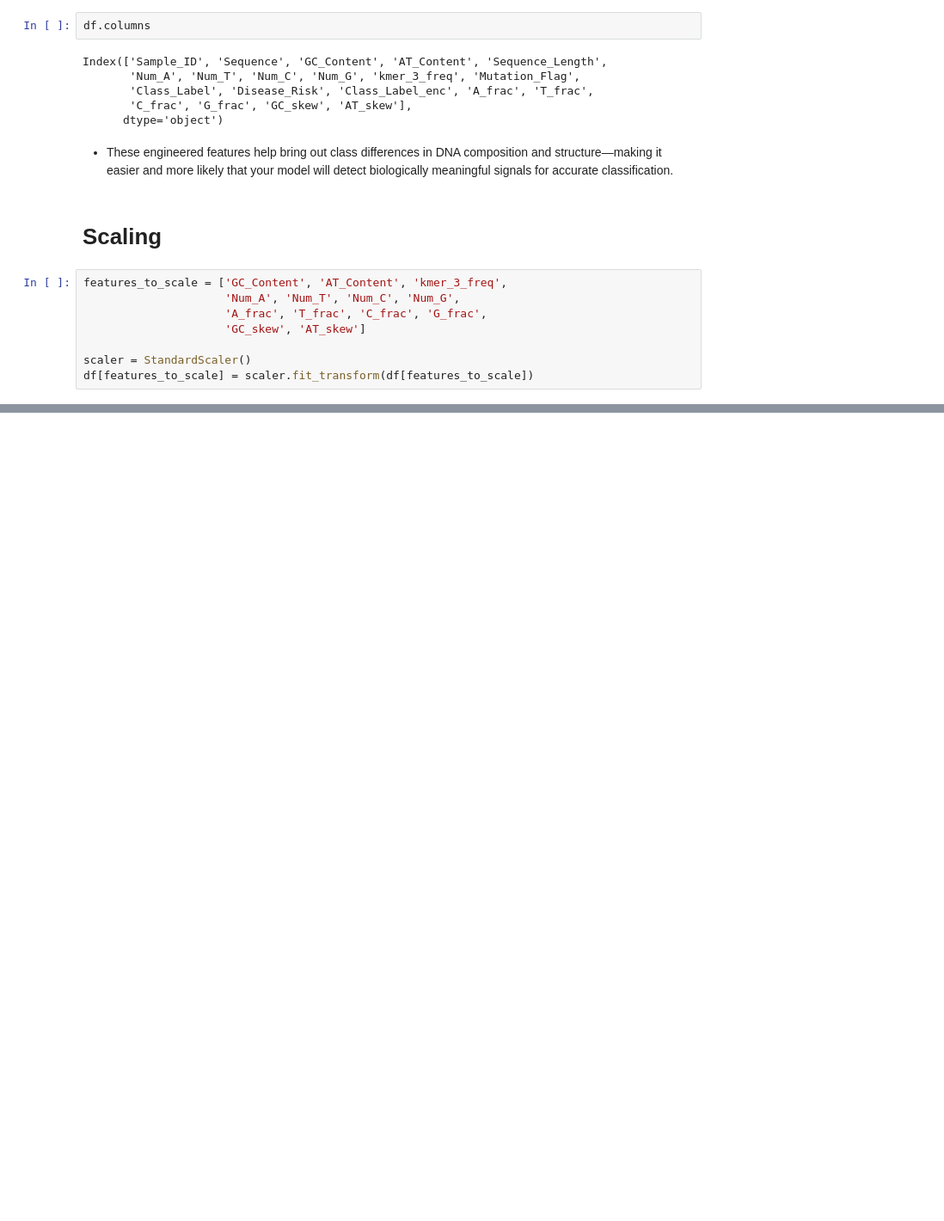
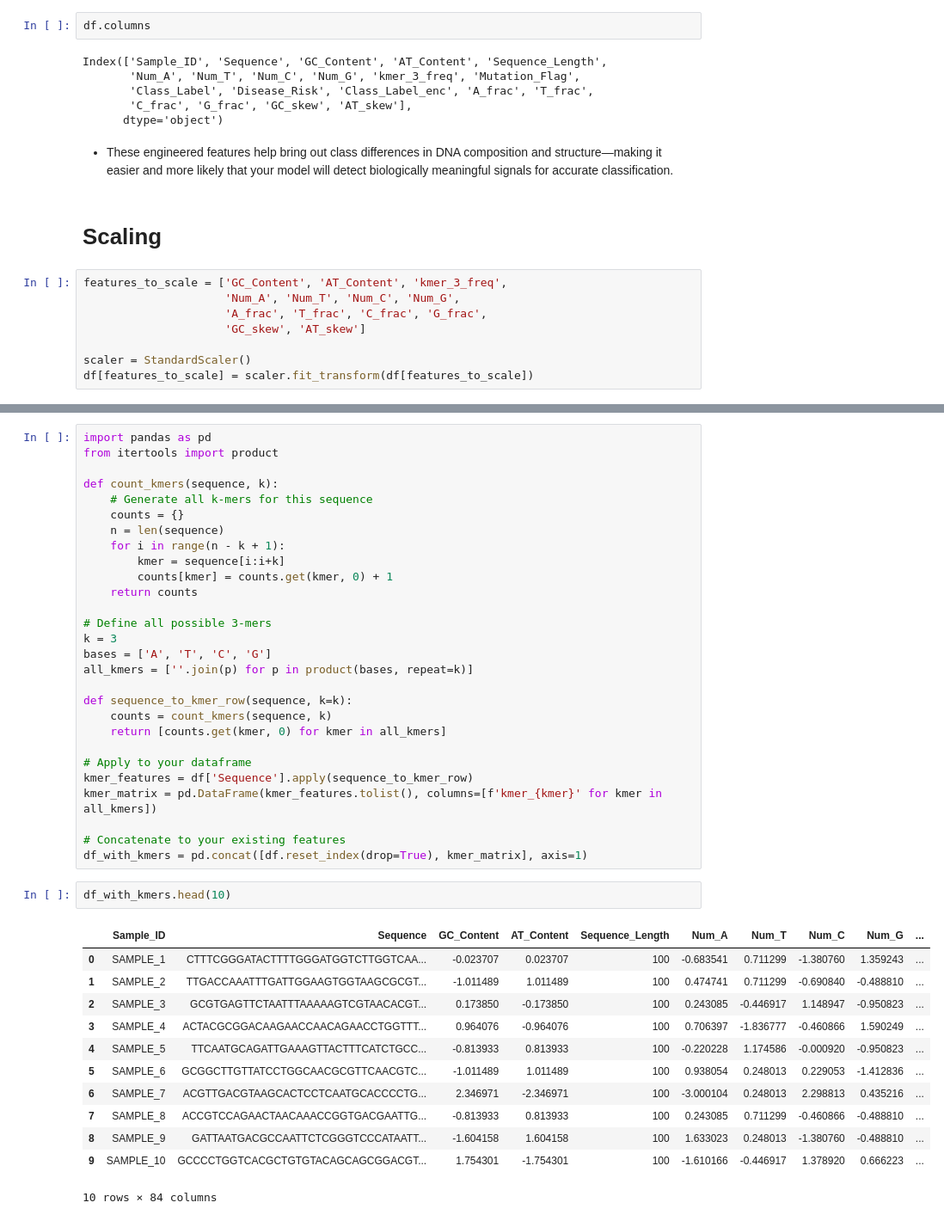
Before and after one commit to alabhastam/BioSeqClassifier, a Jupyter notebook: main.ipynb, the cells around one changed output, grey strips where cells are left out. Shown: that part at 86% size. Cells and saved outputs as stored; diff of their text form; blank space fills up the shorter version.

Commit message:
Kaggle Notebook | BioSeqClassifier | Kmers-done

```diff
--- a/main.ipynb
+++ b/main.ipynb
@@ -275,0 +285,43 @@ df[features_to_scale] = scaler.fit_transform(df[features_to_scale])
+# %%
+import pandas as pd
+from itertools import product
+
+def count_kmers(sequence, k):
+    # Generate all k-mers for this sequence
+    counts = {}
+    n = len(sequence)
+    for i in range(n - k + 1):
+        kmer = sequence[i:i+k]
+        counts[kmer] = counts.get(kmer, 0) + 1
+    return counts
+
+# Define all possible 3-mers
+k = 3
+bases = ['A', 'T', 'C', 'G']
+all_kmers = [''.join(p) for p in product(bases, repeat=k)]
+
+def sequence_to_kmer_row(sequence, k=k):
+    counts = count_kmers(sequence, k)
+    return [counts.get(kmer, 0) for kmer in all_kmers]
+
+# Apply to your dataframe
+kmer_features = df['Sequence'].apply(sequence_to_kmer_row)
+kmer_matrix = pd.DataFrame(kmer_features.tolist(), columns=[f'kmer_{kmer}' for kmer in all_kmers])
+
+# Concatenate to your existing features
+df_with_kmers = pd.concat([df.reset_index(drop=True), kmer_matrix], axis=1)
+# %%
+df_with_kmers.head(10)
+# %% [output]
+|  | Sample_ID | Sequence | GC_Content | AT_Content | Sequence_Length | Num_A | Num_T | Num_C | Num_G | ... |
+| 0 | SAMPLE_1 | CTTTCGGGATACTTTTGGGATGGTCTTGGTCAA... | -0.023707 | 0.023707 | 100 | -0.683541 | 0.711299 | -1.380760 | 1.359243 | ... |
+| 1 | SAMPLE_2 | TTGACCAAATTTGATTGGAAGTGGTAAGCGCGT... | -1.011489 | 1.011489 | 100 | 0.474741 | 0.711299 | -0.690840 | -0.488810 | ... |
+| 2 | SAMPLE_3 | GCGTGAGTTCTAATTTAAAAAGTCGTAACACGT... | 0.173850 | -0.173850 | 100 | 0.243085 | -0.446917 | 1.148947 | -0.950823 | ... |
+| 3 | SAMPLE_4 | ACTACGCGGACAAGAACCAACAGAACCTGGTTT... | 0.964076 | -0.964076 | 100 | 0.706397 | -1.836777 | -0.460866 | 1.590249 | ... |
+| 4 | SAMPLE_5 | TTCAATGCAGATTGAAAGTTACTTTCATCTGCC... | -0.813933 | 0.813933 | 100 | -0.220228 | 1.174586 | -0.000920 | -0.950823 | ... |
+| 5 | SAMPLE_6 | GCGGCTTGTTATCCTGGCAACGCGTTCAACGTC... | -1.011489 | 1.011489 | 100 | 0.938054 | 0.248013 | 0.229053 | -1.412836 | ... |
+| 6 | SAMPLE_7 | ACGTTGACGTAAGCACTCCTCAATGCACCCCTG... | 2.346971 | -2.346971 | 100 | -3.000104 | 0.248013 | 2.298813 | 0.435216 | ... |
+| 7 | SAMPLE_8 | ACCGTCCAGAACTAACAAACCGGTGACGAATTG... | -0.813933 | 0.813933 | 100 | 0.243085 | 0.711299 | -0.460866 | -0.488810 | ... |
+| 8 | SAMPLE_9 | GATTAATGACGCCAATTCTCGGGTCCCATAATT... | -1.604158 | 1.604158 | 100 | 1.633023 | 0.248013 | -1.380760 | -0.488810 | ... |
+| 9 | SAMPLE_10 | GCCCCTGGTCACGCTGTGTACAGCAGCGGACGT... | 1.754301 | -1.754301 | 100 | -1.610166 | -0.446917 | 1.378920 | 0.666223 | ... |
+10 rows × 84 columns
```
Also changed, not shown: parts of 9 cells of this notebook.
